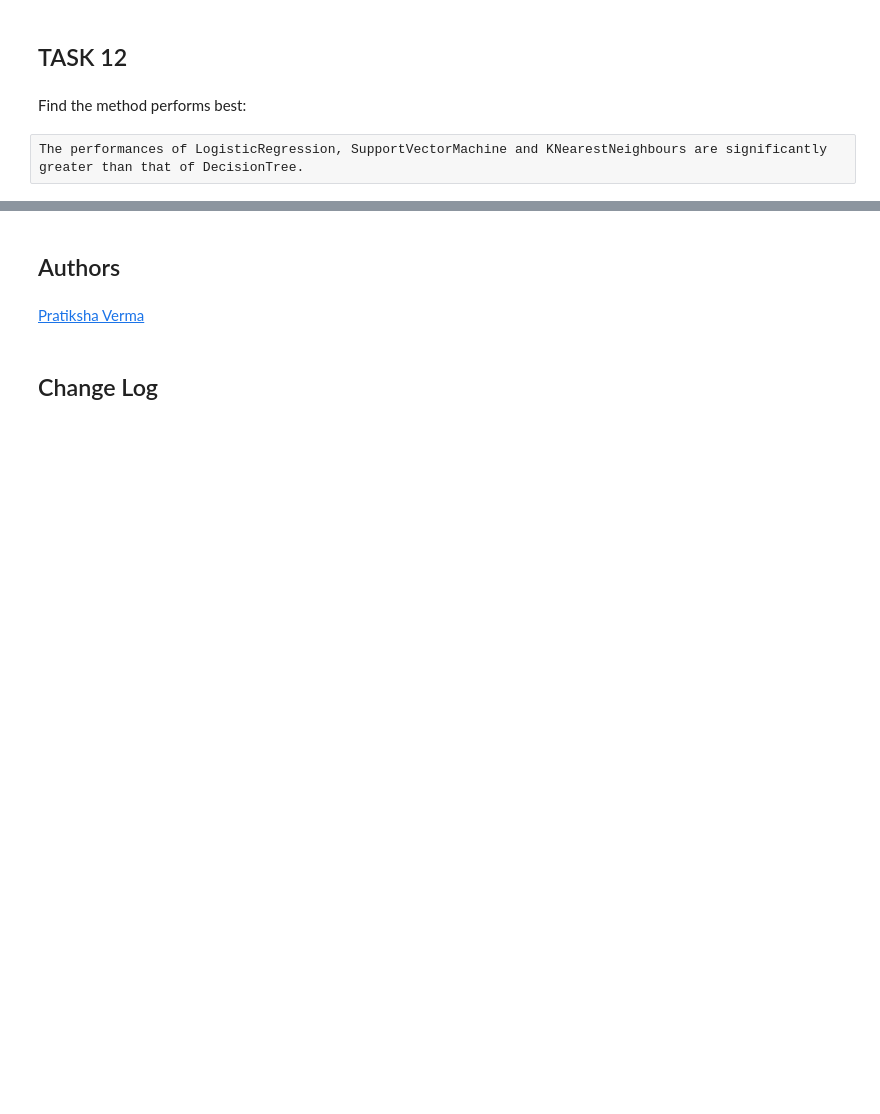
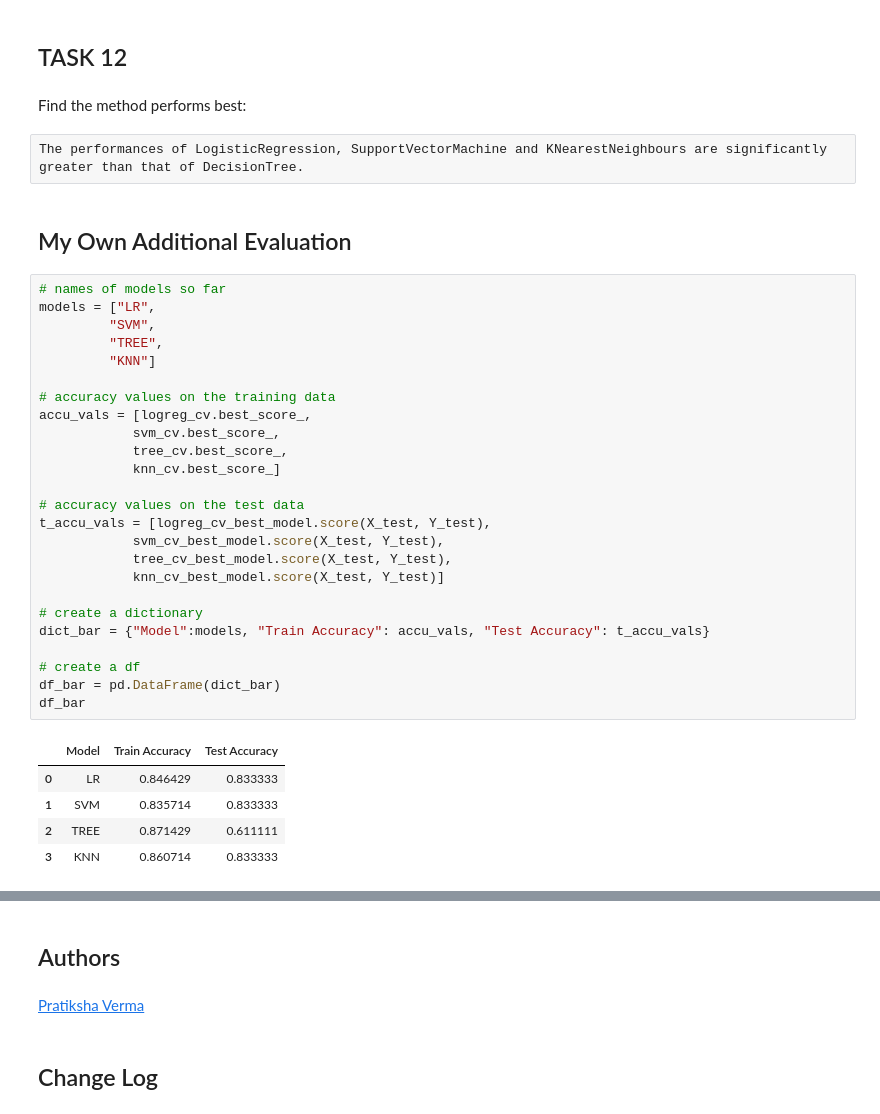
Before and after one commit to lawun330/Coursera-Solutions--Applied-Data-Science-Capstone, a Jupyter notebook: 4. SpaceX_Machine_Learning_Prediction_Part_5.jupyterlite.ipynb, the cells around one changed output, grey strips where cells are left out. Saved outputs shown, nothing was run; the diff lists cells and outputs as text; blank space fills up the shorter version.

```diff
--- a/4. SpaceX_Machine_Learning_Prediction_Part_5.jupyterlite.ipynb
+++ b/4. SpaceX_Machine_Learning_Prediction_Part_5.jupyterlite.ipynb
@@ -369,3 +369,36 @@ plot_confusion_matrix(Y_test,yhat)
 Find the method performs best:
 # %% [raw]
 The performances of LogisticRegression, SupportVectorMachine and KNearestNeighbours are significantly greater than that of DecisionTree.
+# %% [markdown]
+## My Own Additional Evaluation
+# %%
+# names of models so far
+models = ["LR",
+         "SVM",
+         "TREE",
+         "KNN"]
+
+# accuracy values on the training data
+accu_vals = [logreg_cv.best_score_,
+            svm_cv.best_score_,
+            tree_cv.best_score_,
+            knn_cv.best_score_]
+
+# accuracy values on the test data
+t_accu_vals = [logreg_cv_best_model.score(X_test, Y_test),
+            svm_cv_best_model.score(X_test, Y_test),
+            tree_cv_best_model.score(X_test, Y_test),
+            knn_cv_best_model.score(X_test, Y_test)]
+
+# create a dictionary
+dict_bar = {"Model":models, "Train Accuracy": accu_vals, "Test Accuracy": t_accu_vals}
+
+# create a df
+df_bar = pd.DataFrame(dict_bar)
+df_bar
+# %% [output]
+|  | Model | Train Accuracy | Test Accuracy |
+| 0 | LR | 0.846429 | 0.833333 |
+| 1 | SVM | 0.835714 | 0.833333 |
+| 2 | TREE | 0.871429 | 0.611111 |
+| 3 | KNN | 0.860714 | 0.833333 |
```
Also changed, not shown: parts of 7 cells of this notebook, 8 other files.
